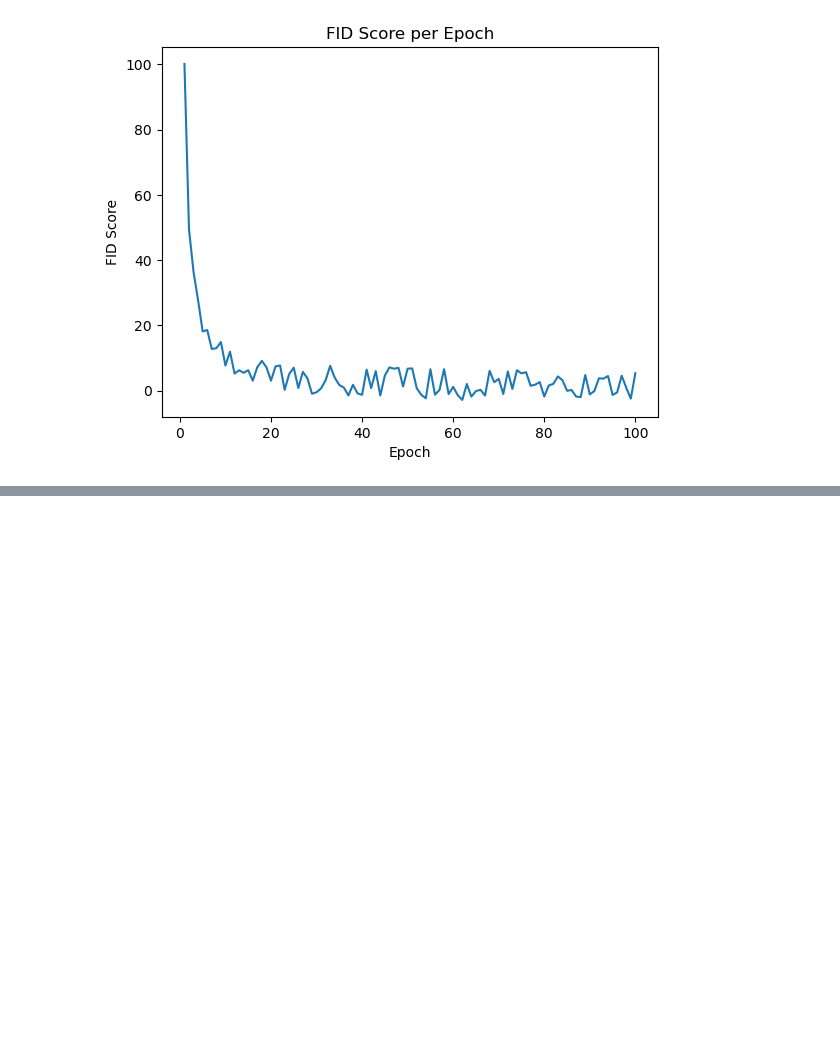
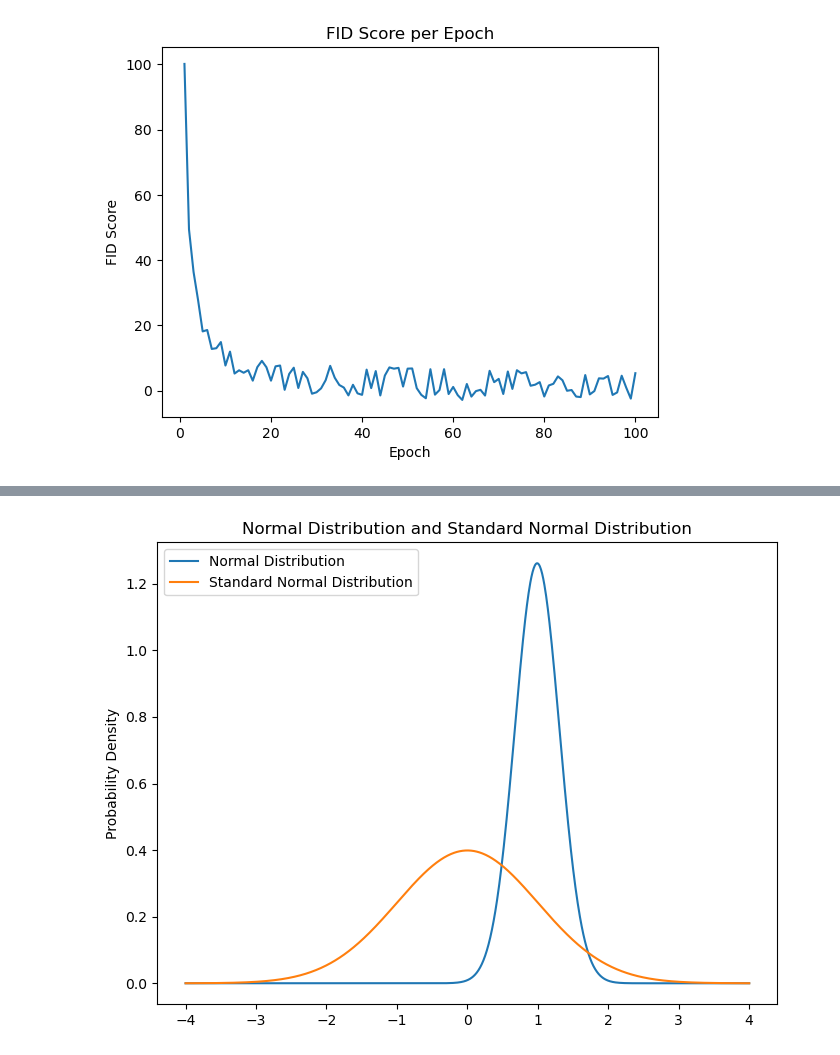
Before and after one commit to NIZE0000/MyResearch, a Jupyter notebook: PlotData.ipynb, the cells around one changed output, grey strips where cells are left out. Drawn from its saved outputs; the diff is of its cells as text; code cells hidden in the pictures; blank space fills up the shorter version.

```diff
--- a/PlotData.ipynb
+++ b/PlotData.ipynb
@@ -215,0 +252,26 @@ plt.show()
+# %%
+import numpy as np
+import matplotlib.pyplot as plt
+
+mean_1 = 0.99
+variance_1 = 0.1
+
+mean_2 = 0
+variance_2 = 1
+
+x = np.linspace(-4, 4, 1000)
+y_1 = (1 / np.sqrt(2 * np.pi * variance_1)) * np.exp(-((x - mean_1) ** 2) / (2 * variance_1))
+y_2 = (1 / np.sqrt(2 * np.pi * variance_2)) * np.exp(-((x - mean_2) ** 2) / (2 * variance_2))
+
+plt.figure(figsize=(8, 6))
+
+plt.plot(x, y_1, label='Normal Distribution')
+plt.plot(x, y_2, label='Standard Normal Distribution')
+
+plt.title('Normal Distribution and Standard Normal Distribution')
+plt.ylabel('Probability Density')
+plt.legend()
+
+plt.show()
+# %% [output]
+[figure, added]
```
Also changed, not shown: parts of 1 cell of this notebook, 4 other files.
